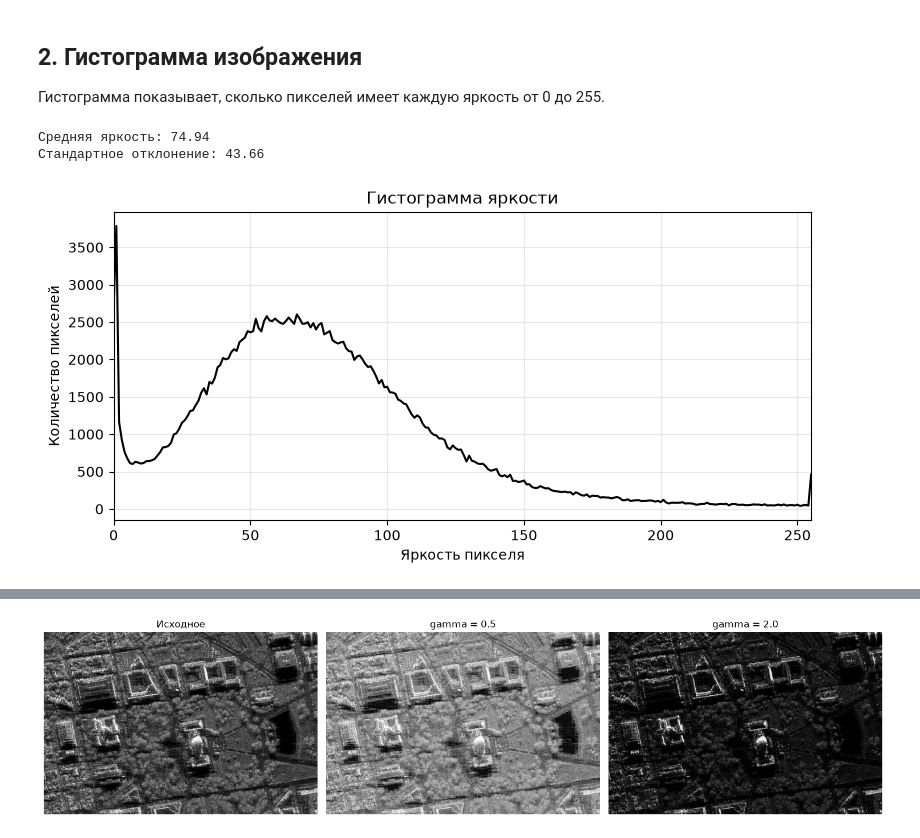
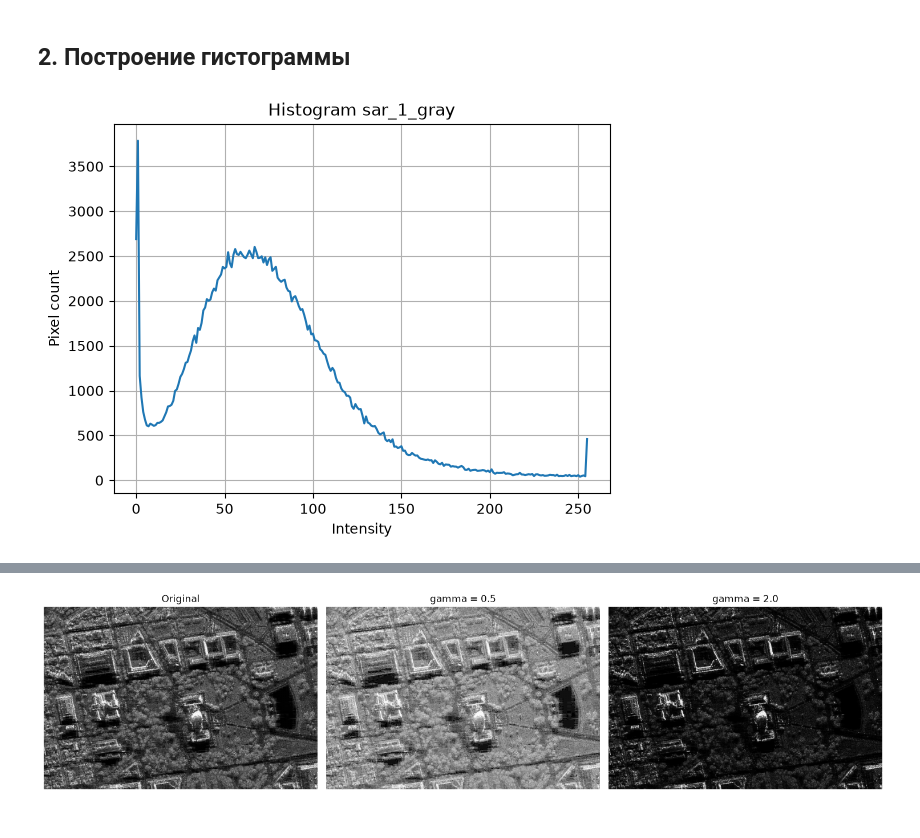
Before and after one commit to lolotrolo111111/image-processing, a Jupyter notebook: homework_1.ipynb, the cells around one changed output, grey strips where cells are left out. Cells and saved outputs as stored; diff of their text form; code cells hidden in the pictures.

```diff
--- a/homework_1.ipynb
+++ b/homework_1.ipynb
@@ -7,8 +3,6 @@ import numpy as np
 import cv2
 import matplotlib.pyplot as plt
 from pathlib import Path
-from skimage.metrics import mean_squared_error, structural_similarity
-
-plt.rcParams['figure.dpi'] = 100
+from skimage.metrics import structural_similarity, mean_squared_error
 # %% [markdown]
 ## 1. Загрузка изображения в оттенках серого
@@ -17,21 +9,11 @@ plt.rcParams['figure.dpi'] = 100
 # %%
-possible_paths = [
-    Path('sar_1_gray.jpg'),
-    Path(r'D:\DownLoads\sar_1_gray.jpg')
-]
+paths = [Path('sar_1_gray.jpg'), Path(r'D:\DownLoads\sar_1_gray.jpg')]
+image_path = next(p for p in paths if p.exists())
+gray_image = cv2.imread(str(image_path), cv2.IMREAD_GRAYSCALE)
 
-image_path = next((p for p in possible_paths if p.exists()), None)
-if image_path is None:
-    raise FileNotFoundError('Файл sar_1_gray.jpg не найден')
-
-gray_image = cv2.imread(str(image_path), cv2.IMREAD_GRAYSCALE)
-print('Путь к файлу:', image_path)
-print('Размер изображения:', gray_image.shape)
-print('Тип данных:', gray_image.dtype)
-
-plt.figure(figsize=(8, 5))
-plt.imshow(gray_image, cmap='gray', vmin=0, vmax=255)
-plt.title('Исходное изображение sar_1_gray')
+print(gray_image.shape)
+print(gray_image.dtype)
+plt.imshow(gray_image, cmap='gray')
 plt.axis('off')
 plt.show()
 # %% [output]
@@ -42,22 +23,12 @@ plt.show()
-# %% [markdown]
-## 2. Гистограмма изображения
-
-Гистограмма показывает, сколько пикселей имеет каждую яркость от 0 до 255.
+# %% [markdown]
+## 2. Построение гистограммы
 # %%
-hist = cv2.calcHist([gray_image], [0], None, [256], [0, 256])
-
-plt.figure(figsize=(9, 4))
-plt.plot(hist, color='black')
-plt.title('Гистограмма яркости')
-plt.xlabel('Яркость пикселя')
-plt.ylabel('Количество пикселей')
-plt.xlim(0, 255)
-plt.grid(alpha=0.3)
+gray_hist = cv2.calcHist([gray_image], [0], None, [256], [0, 256])
+plt.plot(gray_hist)
+plt.title('Histogram sar_1_gray')
+plt.xlabel('Intensity')
+plt.ylabel('Pixel count')
+plt.grid()
 plt.show()
-
-print('Средняя яркость:', round(gray_image.mean(), 2))
-print('Стандартное отклонение:', round(gray_image.std(), 2))
 # %% [output]
-Средняя яркость: 74.94
-Стандартное отклонение: 43.66
-[figure, old version]
+[figure, new version]
```
Also changed, not shown: parts of 20 cells of this notebook.
